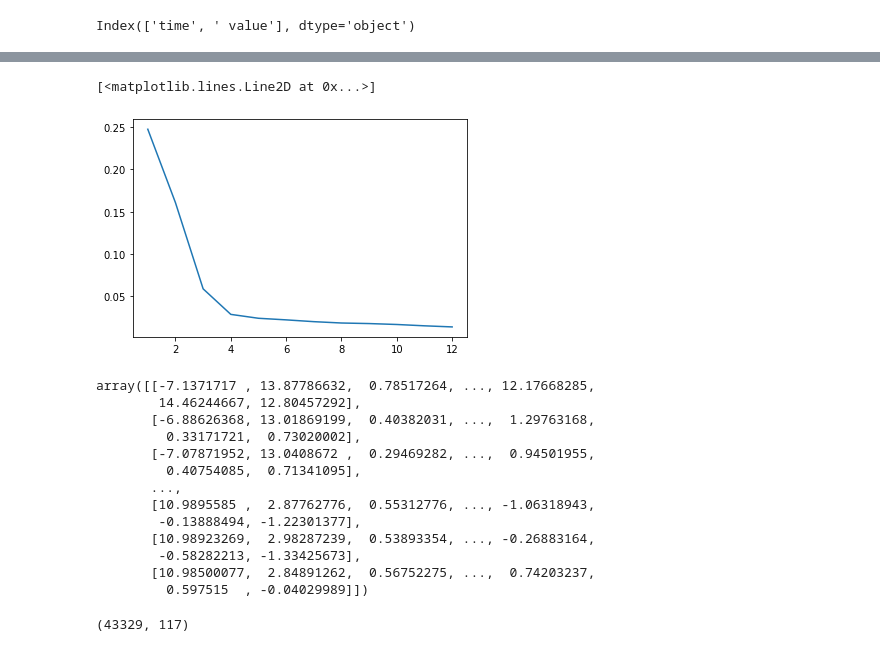
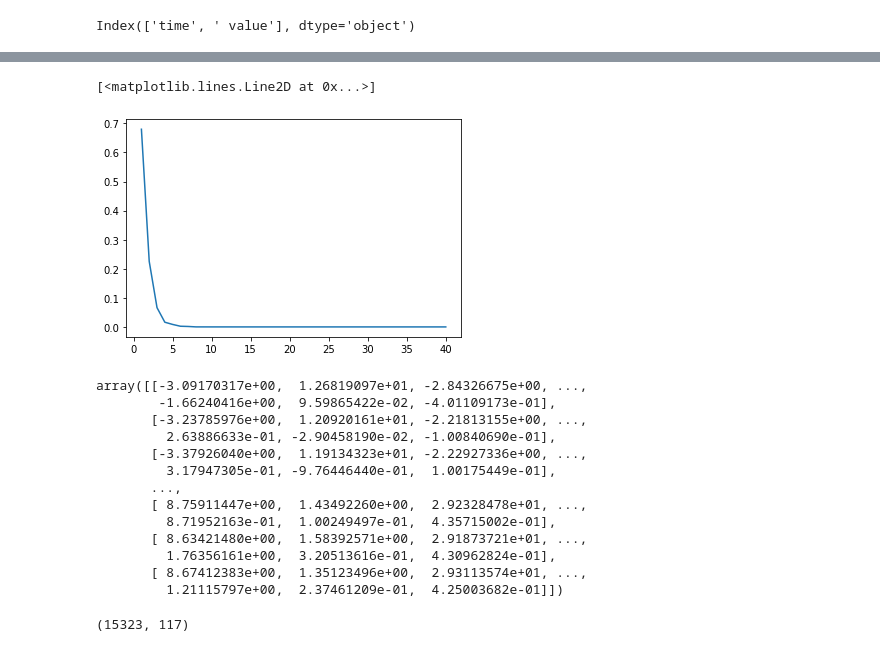
Before and after one commit to WURacing/testing-validation, a Jupyter notebook: 2024/data_validation.ipynb, the cells around one changed output, grey strips where cells are left out. Drawn from its saved outputs; the diff is of its cells as text; code cells hidden in the pictures.

```diff
--- a/2024/data_validation.ipynb
+++ b/2024/data_validation.ipynb
@@ -252,44 +252,46 @@ times
 scaler=StandardScaler()
 # %%
 scaled_values=scaler.fit_transform(values)
-scaled_times=scaler.fit_transform(values)
+scaled_times=scaler.fit_transform(times)
+ratios=[]
 # %%
-pca=PCA(n_components=12, svd_solver = 'auto')
-pca.fit(scaled_values)
+pca=PCA(n_components=40, svd_solver = 'auto')
+pca.fit(scaled_times)
 arr=[]
 for i in range(pca.n_components_):
     j=i
     arr.append(j+1)
+    ratios.append(pca.explained_variance_)
 plt.plot(arr, pca.explained_variance_ratio_)
 # %% [output]
 [<matplotlib.lines.Line2D at 0x...>]
-[figure, old version]
+[figure, new version]
 # %%
 transformed_values=pca.fit_transform(scaled_values)
 transformed_times=pca.fit_transform(scaled_times)
 # %%
 transformed_values
 # %% [output]
-array([[-7.1371717 , 13.87786632,  0.78517264, ..., 12.17668285,
-        14.46244667, 12.80457292],
-       [-6.88626368, 13.01869199,  0.40382031, ...,  1.29763168,
-         0.33171721,  0.73020002],
-       [-7.07871952, 13.0408672 ,  0.29469282, ...,  0.94501955,
-         0.40754085,  0.71341095],
+array([[-3.09170317e+00,  1.26819097e+01, -2.84326675e+00, ...,
+        -1.66240416e+00,  9.59865422e-02, -4.01109173e-01],
+       [-3.23785976e+00,  1.20920161e+01, -2.21813155e+00, ...,
+         2.63886633e-01, -2.90458190e-02, -1.00840690e-01],
+       [-3.37926040e+00,  1.19134323e+01, -2.22927336e+00, ...,
+         3.17947305e-01, -9.76446440e-01,  1.00175449e-01],
        ...,
-       [10.9895585 ,  2.87762776,  0.55312776, ..., -1.06318943,
-        -0.13888494, -1.22301377],
-       [10.98923269,  2.98287239,  0.53893354, ..., -0.26883164,
-        -0.58282213, -1.33425673],
-       [10.98500077,  2.84891262,  0.56752275, ...,  0.74203237,
-         0.597515  , -0.04029989]])
+       [ 8.75911447e+00,  1.43492260e+00,  2.92328478e+01, ...,
+         8.71952163e-01,  1.00249497e-01,  4.35715002e-01],
+       [ 8.63421480e+00,  1.58392571e+00,  2.91873721e+01, ...,
+         1.76356161e+00,  3.20513616e-01,  4.30962824e-01],
+       [ 8.67412383e+00,  1.35123496e+00,  2.93113574e+01, ...,
+         1.21115797e+00,  2.37461209e-01,  4.25003682e-01]])
 # %%
 inversed_values=pca.inverse_transform(transformed_values)
 inversed_times=pca.inverse_transform(transformed_times)
 # %%
 inversed_times.shape
 # %% [output]
-(43329, 117)
+(15323, 117)
 # %%
 unscaled_values=scaler.inverse_transform(inversed_values)
 unscaled_times=scaler.inverse_transform(inversed_times)
```
Also changed, not shown: parts of 14 cells of this notebook.
